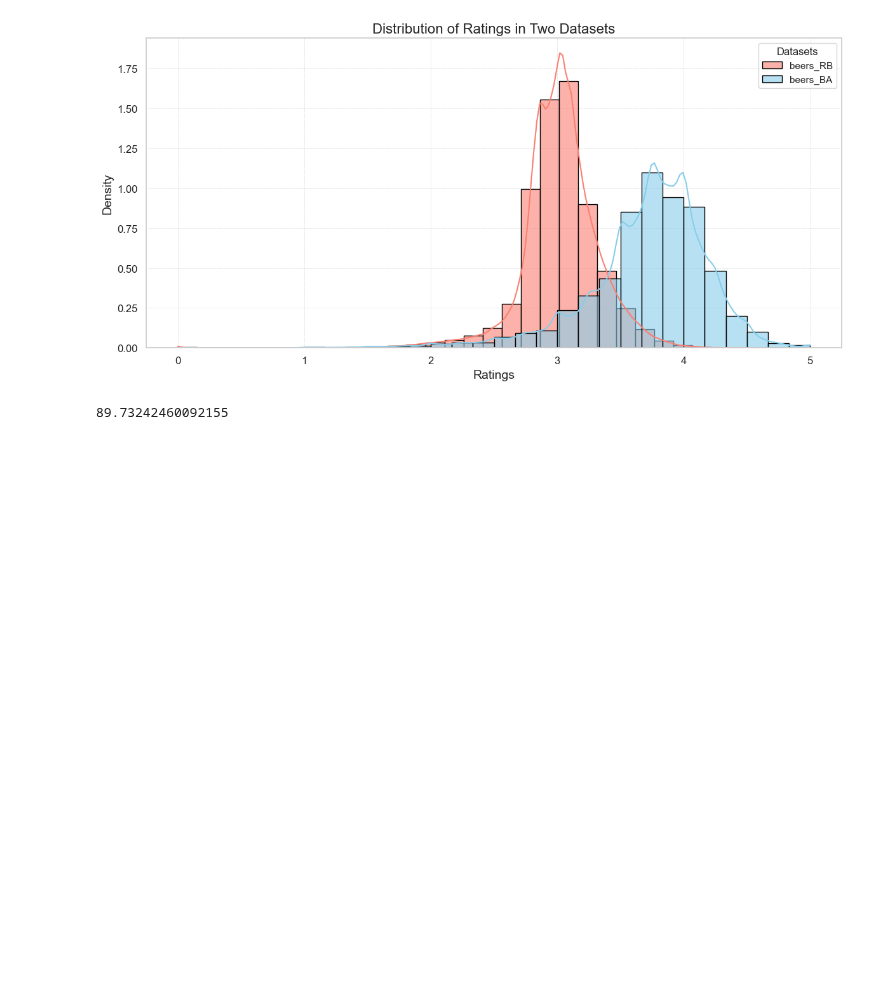
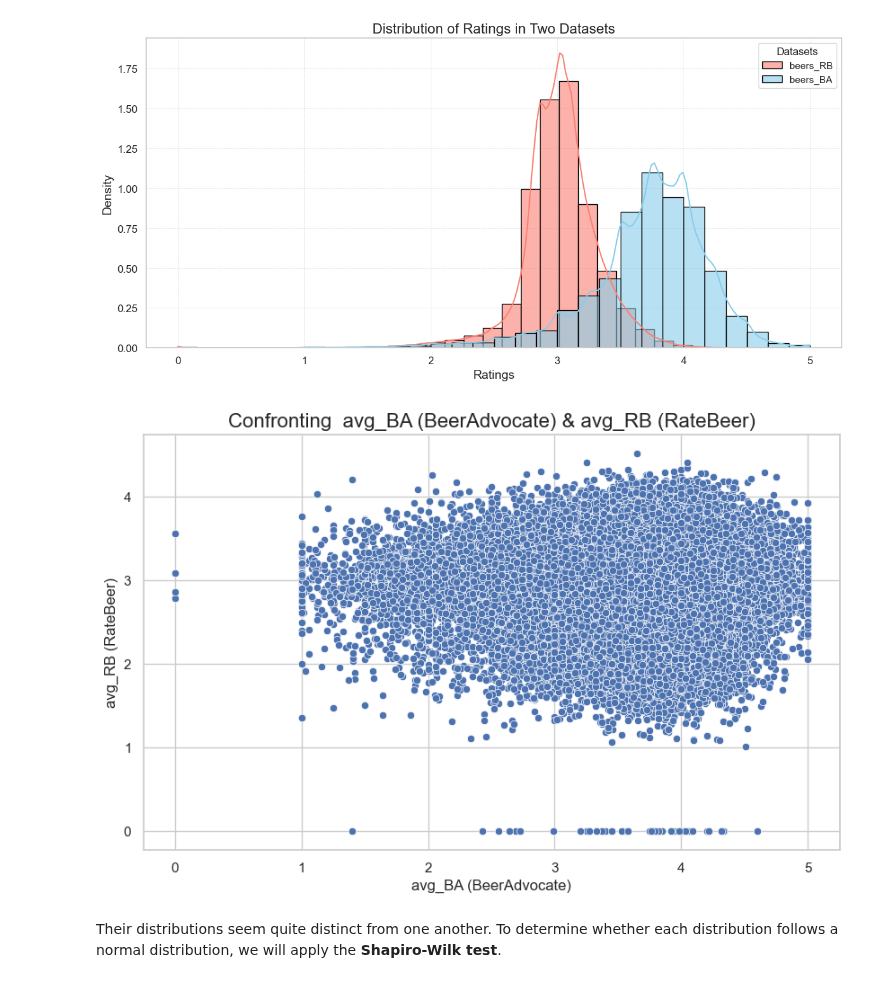
Before and after one commit to epfl-ada/ada-2024-project-mediterranean, a Jupyter notebook: data_preprocessing.ipynb, the cells around one changed output. Drawn from its saved outputs; the diff is of its cells as text; code cells hidden in the pictures; blank space fills up the shorter version.

```diff
--- a/data_preprocessing.ipynb
+++ b/data_preprocessing.ipynb
@@ -45,8 +41,10 @@ def beer_preprocessing(beers_dataset,dataset_name):
     print('- Are all the id unique? Answer:', beers_dataset['beer_id'].is_unique)
     print('- Are there some values that are NaN inside the dataset? Answer:',beers_dataset.isna().any().any())
 
-    # Now we are interested in keeping only the beers that have nbr_ratings>0 or nbr_reviews>0
-    beers_filt = beers_dataset[(beers_dataset['nbr_ratings'] > 0)].copy()
+    # Now we are interested in keeping only the beers that have nbr_ratings>0 and 'avg' notNaN
+    # The second check is redundant for Beer Advocate but necessary for RateBeer.
+    # We do it just to ensure that no row with a NaN value in the `avg` column is included.
+    beers_filt = beers_dataset[(beers_dataset['nbr_ratings'] > 0) & (beers_dataset['avg'].notna())].copy()
     print('\n#Now we select only beer with nbr_reviews and nbr_ratings>0')
     print('- Dimension of filtered dataset:', beers_filt.shape)
     rating_size = (beers_filt['nbr_ratings']==0).sum()
@@ -153,7 +142,32 @@ plt.tight_layout()
 plt.show()
 # %% [output]
 [figure]
-# %%
-396.690 * 100 / 442.081
-# %% [output]
-89.73242460092155
+# %%
+# Let's do some more tests to see if we can merge them
+beers_BA_copy=beers_BA.copy()
+beers_RB_copy=beers_RB.copy()
+
+# We merge on beer_id because is unique
+df_combined = pd.merge(
+    beers_BA_copy[['beer_id', 'avg']].rename(columns={'avg': 'avg_BA'}),
+    beers_RB_copy[['beer_id', 'avg']].rename(columns={'avg': 'avg_RB'}),
+    on='beer_id',
+    how='inner'
+)
+# Drop rows where either 'avg_ba' or 'avg_rb' is NaN
+df_combined = df_combined.dropna(subset=['avg_BA', 'avg_RB'])
+
+# Create the scatterplot
+plt.figure(figsize=(10, 6))
+sns.scatterplot(x='avg_BA', y='avg_RB', data=df_combined)
+
+# Label and Title
+plt.title('Confronting  avg_BA (BeerAdvocate) & avg_RB (RateBeer)', fontsize=16)
+plt.xlabel('avg_BA (BeerAdvocate)', fontsize=12)
+plt.ylabel('avg_RB (RateBeer)', fontsize=12)
+
+plt.show()
+# %% [output]
+[figure, added]
+# %% [markdown]
+Their distributions seem quite distinct from one another. To determine whether each distribution follows a normal distribution, we will apply the **Shapiro-Wilk test**.
```
Also changed, not shown: parts of 19 cells of this notebook.
